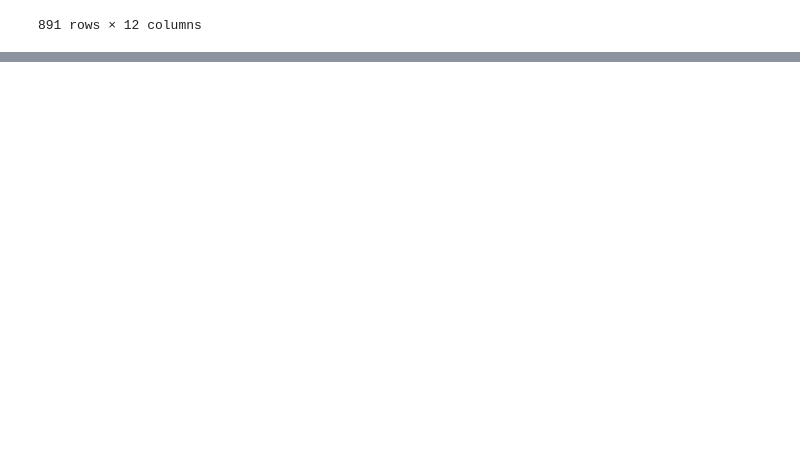
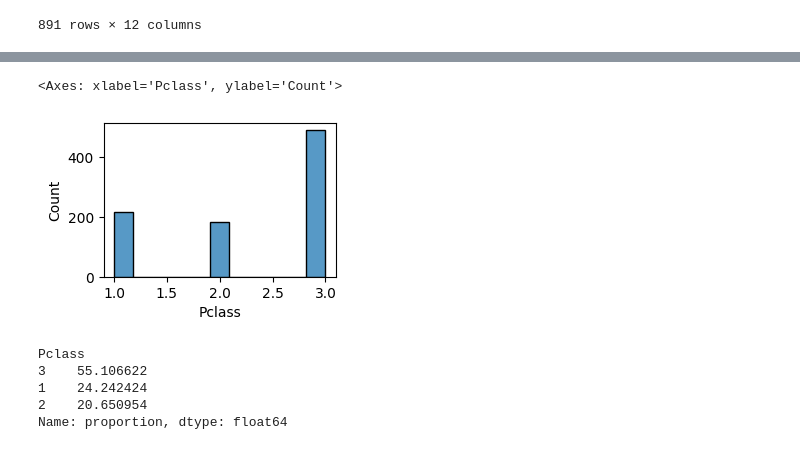
Before and after one commit to Ckp25/Titanic, a Jupyter notebook: notebooks/EDA.ipynb, the cells around one changed output, grey strips where cells are left out. Drawn from its saved outputs; the diff is of its cells as text; code cells hidden in the pictures; blank space fills up the shorter version.

```diff
--- a/notebooks/EDA.ipynb
+++ b/notebooks/EDA.ipynb
@@ -37,0 +111,15 @@ df.drop_duplicates()
+# %%
+# Visualize Pclass column
+plt.figure(figsize=(3,2))
+sns.histplot(df['Pclass'])
+# %% [output]
+<Axes: xlabel='Pclass', ylabel='Count'>
+[figure, added]
+# %%
+df['Pclass'].value_counts(normalize=True)*100
+# %% [output]
+Pclass
+3    55.106622
+1    24.242424
+2    20.650954
+Name: proportion, dtype: float64
```
Also changed, not shown: parts of 57 cells of this notebook.
